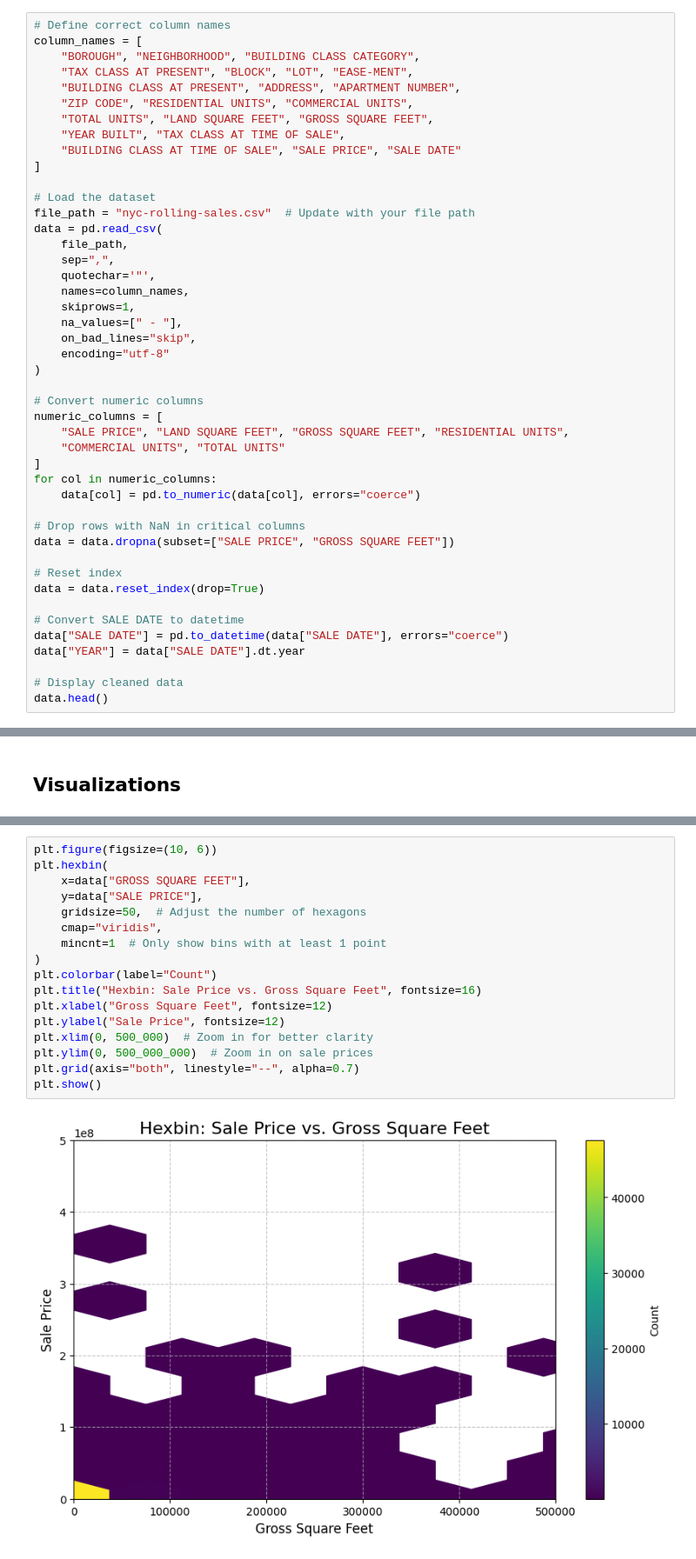
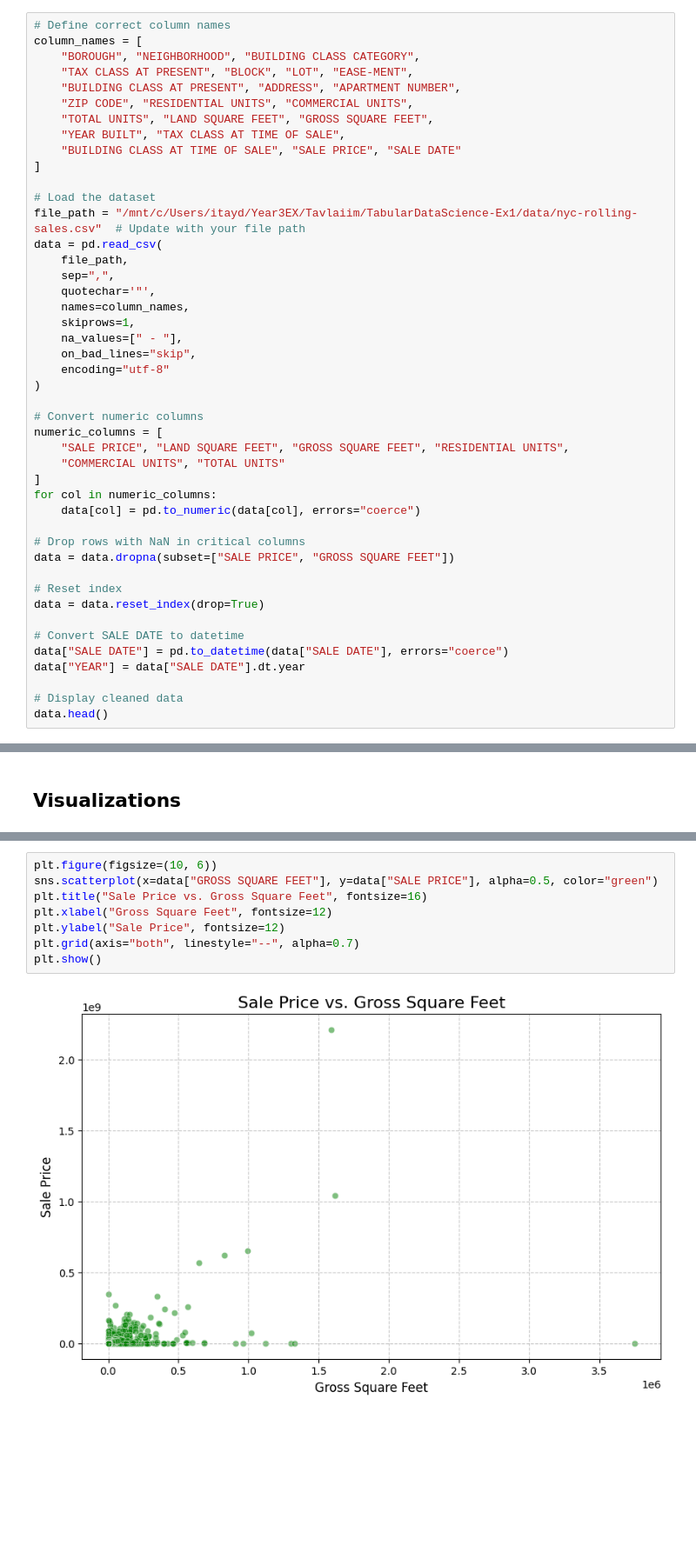
Before and after one commit to itayderazon/TabularDataScience, a Jupyter notebook: ex1.ipynb, the cells around one changed output, grey strips where cells are left out. Shown at 87% size. Drawn from its saved outputs; the diff is of its cells as text; blank space fills up the shorter version.

```diff
--- a/ex1.ipynb
+++ b/ex1.ipynb
@@ -24,7 +24,7 @@ column_names = [
 ]
 
 # Load the dataset
-file_path = "nyc-rolling-sales.csv"  # Update with your file path
+file_path = "/mnt/c/Users/itayd/Year3EX/Tavlaiim/TabularDataScience-Ex1/data/nyc-rolling-sales.csv"  # Update with your file path
 data = pd.read_csv(
     file_path,
     sep=",",
@@ -92,23 +92,14 @@ Passing `palette` without assigning `hue` is deprecated and will be removed in v
 [figure]
 # %%
 plt.figure(figsize=(10, 6))
-plt.hexbin(
-    x=data["GROSS SQUARE FEET"],
-    y=data["SALE PRICE"],
-    gridsize=50,  # Adjust the number of hexagons
-    cmap="viridis",
-    mincnt=1  # Only show bins with at least 1 point
-)
-plt.colorbar(label="Count")
-plt.title("Hexbin: Sale Price vs. Gross Square Feet", fontsize=16)
+sns.scatterplot(x=data["GROSS SQUARE FEET"], y=data["SALE PRICE"], alpha=0.5, color="green")
+plt.title("Sale Price vs. Gross Square Feet", fontsize=16)
 plt.xlabel("Gross Square Feet", fontsize=12)
 plt.ylabel("Sale Price", fontsize=12)
-plt.xlim(0, 500_000)  # Zoom in for better clarity
-plt.ylim(0, 500_000_000)  # Zoom in on sale prices
 plt.grid(axis="both", linestyle="--", alpha=0.7)
 plt.show()
 # %% [output]
-[figure, old version]
+[figure, new version]
 # %%
 # Create bins for sale price ranges
 bins = [0, 500000, 1000000, 5000000, 10000000, 50000000, float("inf")]
```
